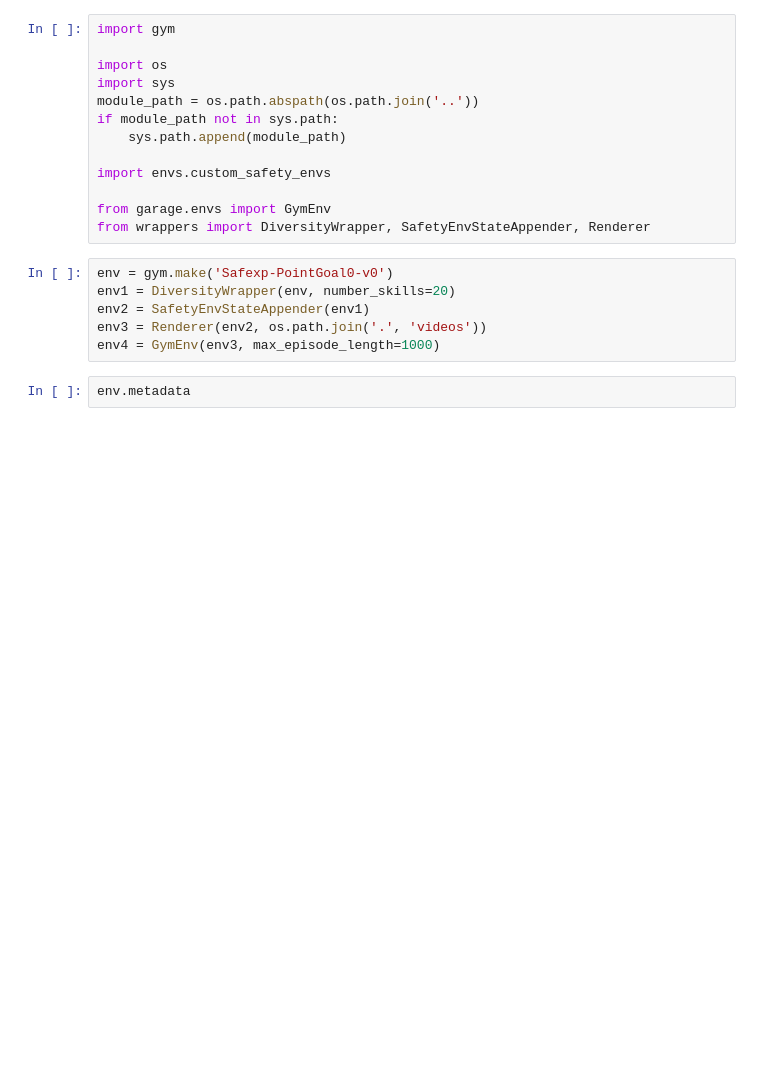
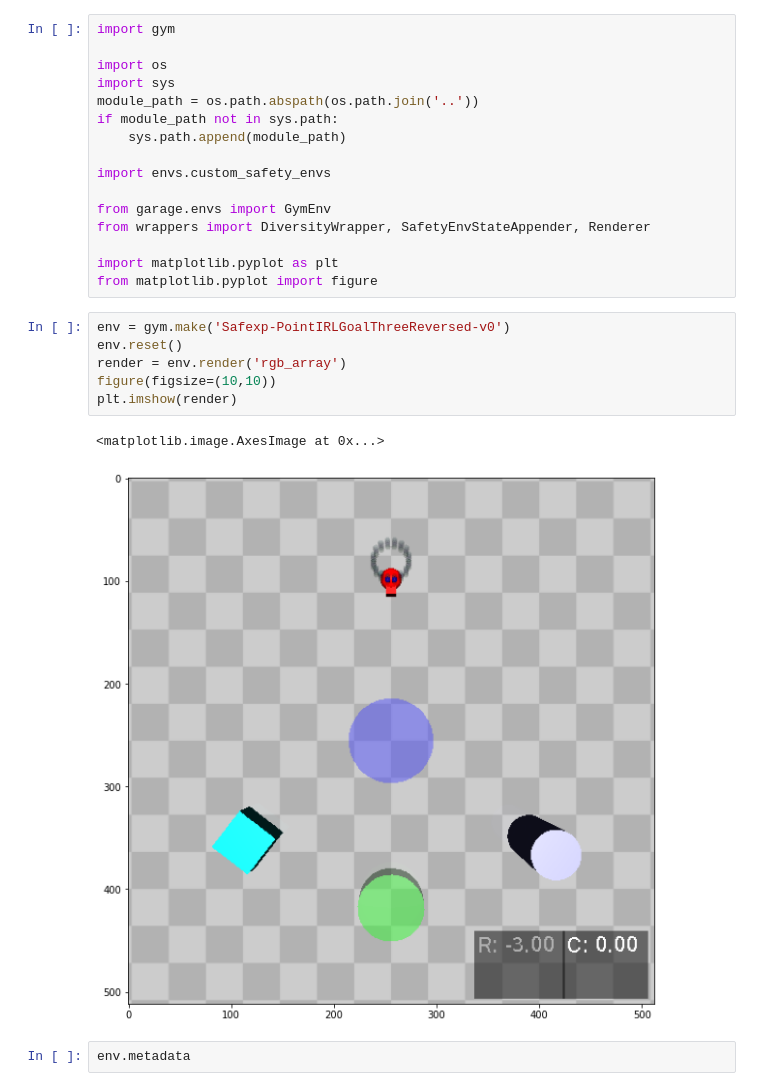
Before and after one commit to jamesborg46/robust_rewards_from_preferences, a Jupyter notebook: notebooks/Sandbox.ipynb, the cells around one changed output. Drawn from its saved outputs; the diff is of its cells as text; blank space fills up the shorter version.

Commit message:
added reversed env

```diff
--- a/notebooks/Sandbox.ipynb
+++ b/notebooks/Sandbox.ipynb
@@ -11,12 +11,18 @@ import envs.custom_safety_envs
 
 from garage.envs import GymEnv
 from wrappers import DiversityWrapper, SafetyEnvStateAppender, Renderer
+
+import matplotlib.pyplot as plt
+from matplotlib.pyplot import figure
-# %%
-env = gym.make('Safexp-PointGoal0-v0')
-env1 = DiversityWrapper(env, number_skills=20)
-env2 = SafetyEnvStateAppender(env1)
-env3 = Renderer(env2, os.path.join('.', 'videos'))
-env4 = GymEnv(env3, max_episode_length=1000)
+# %%
+env = gym.make('Safexp-PointIRLGoalThreeReversed-v0')
+env.reset()
+render = env.render('rgb_array')
+figure(figsize=(10,10))
+plt.imshow(render)
+# %% [output]
+<matplotlib.image.AxesImage at 0x...>
+[figure, added]
 # %%
 env.metadata
 # %% [output]
```
Also changed, not shown: 2 other files.
